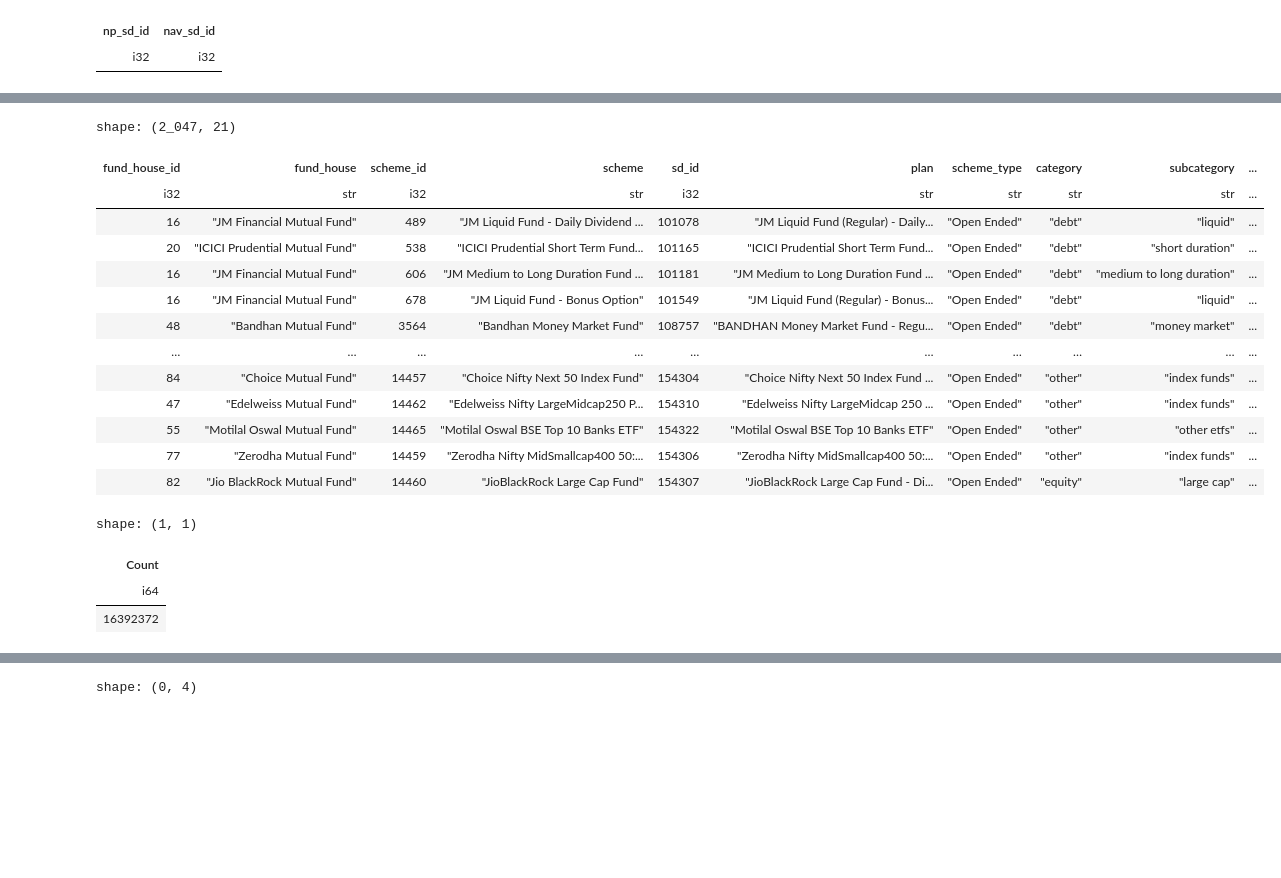
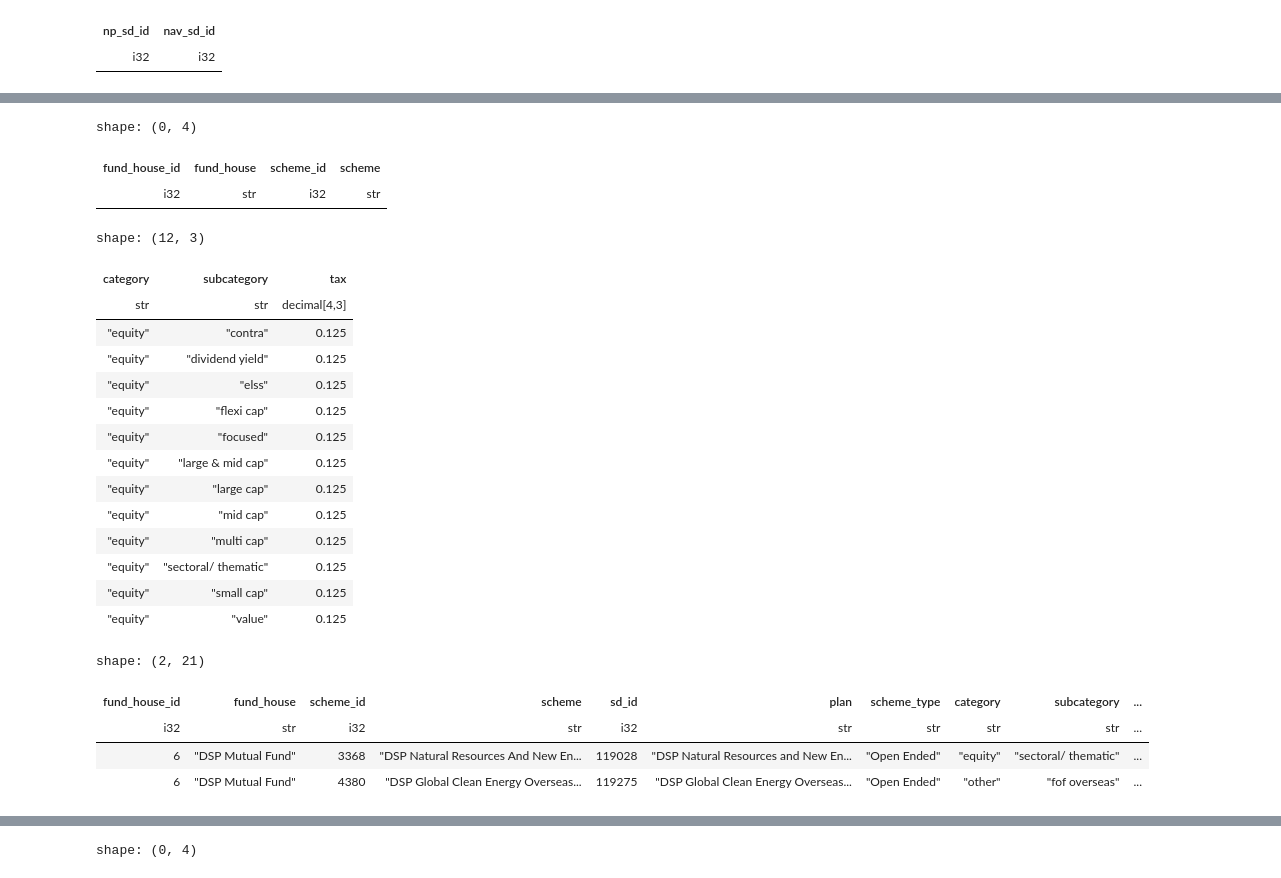
Before and after one commit to akashgurava/amfi, a Jupyter notebook: Start.ipynb, the cells around one changed output, grey strips where cells are left out. Saved outputs shown, nothing was run; the diff lists cells and outputs as text; code cells hidden in the pictures; blank space fills up the shorter version.

```diff
--- a/Start.ipynb
+++ b/Start.ipynb
@@ -257,62 +77,82 @@ shape: (1, 1)
+# %%
+# check if any schemes will be missed
+conn.execute(
+    """
+    WITH plans_active AS (
+        SELECT distinct fund_house_id, fund_house
+            , scheme_id, scheme
+        FROM plans_active_v
+        WHERE scheme_type <> 'Close Ended'
+    )
+    SELECT a.*
+    FROM plans_active a
+    LEFT JOIN plans p USING (scheme_id)
+    WHERE p.scheme_id IS NULL
+    """
+).pl()
+# %% [output]
+shape: (0, 4)
+| fund_house_id | fund_house | scheme_id | scheme |
+| i32 | str | i32 | str |
+# %%
+conn.execute(
+    """
+    SELECT *
+    FROM tax_cat
+    WHERE category = 'equity'
+    """
+).pl().show(100)
+# %% [output]
+shape: (12, 3)
+| category | subcategory | tax |
+| str | str | decimal[4,3] |
+| "equity" | "contra" | 0.125 |
+| "equity" | "dividend yield" | 0.125 |
+| "equity" | "elss" | 0.125 |
+| "equity" | "flexi cap" | 0.125 |
+| "equity" | "focused" | 0.125 |
+| "equity" | "large & mid cap" | 0.125 |
+| "equity" | "large cap" | 0.125 |
+| "equity" | "mid cap" | 0.125 |
+| "equity" | "multi cap" | 0.125 |
+| "equity" | "sectoral/ thematic" | 0.125 |
+| "equity" | "small cap" | 0.125 |
+| "equity" | "value" | 0.125 |
 # %%
 imp_sd_ids = (120323, 140347, 122639, 118955, 118950, 118989, 120716, 143341, 147622, 130503, 147623, 148815)
 imp_sd_ids = str(imp_sd_ids)
 inc_arb_ids = (102140,118410,120313,129197,130543,130493,131898,132989,147889,150822)
 inc_arb_ids = str(inc_arb_ids)
 
 
 conn.execute(
     """
     SELECT *
     FROM plans
     WHERE TRUE
-        -- AND plan ilike '%edelweiss%%'
+        AND plan ilike '%dsp%energy%'
         -- AND plan NOT ILIKE '%income%plus%'
         -- AND category = 'debt'
+        -- AND aum IS NULL
     ORDER BY start_date
     """
 ).pl()
 
 # 120323 - ICICI Value
 # 140347 - Edelweiss Equity Savings
 # 122639 - PPFAS Flexi
 # 118955 - HDFC Flexi
 # 118950 - HDFC Focused
 # 118989 - HDFC Mid
 # 120716 - UTI N50
 # 143341 - UTI NN50
 # 147622 - Mo Mid 150
 # 130503 - HDFC Small
 # 147623 - MoSmall 250
 # 148815 - ABSL Small 50
 # %% [output]
-shape: (2_047, 21)
+shape: (2, 21)
 | fund_house_id | fund_house | scheme_id | scheme | sd_id | plan | scheme_type | category | subcategory | ... |
 | i32 | str | i32 | str | i32 | str | str | str | str | ... |
-| 16 | "JM Financial Mutual Fund" | 489 | "JM Liquid Fund - Daily Dividend ... | 101078 | "JM Liquid Fund (Regular) - Daily... | "Open Ended" | "debt" | "liquid" | ... |
-| 20 | "ICICI Prudential Mutual Fund" | 538 | "ICICI Prudential Short Term Fund... | 101165 | "ICICI Prudential Short Term Fund... | "Open Ended" | "debt" | "short duration" | ... |
-| 16 | "JM Financial Mutual Fund" | 606 | "JM Medium to Long Duration Fund ... | 101181 | "JM Medium to Long Duration Fund ... | "Open Ended" | "debt" | "medium to long duration" | ... |
-| 16 | "JM Financial Mutual Fund" | 678 | "JM Liquid Fund - Bonus Option" | 101549 | "JM Liquid Fund (Regular) - Bonus... | "Open Ended" | "debt" | "liquid" | ... |
-| 48 | "Bandhan Mutual Fund" | 3564 | "Bandhan Money Market Fund" | 108757 | "BANDHAN Money Market Fund - Regu... | "Open Ended" | "debt" | "money market" | ... |
-| … | … | … | … | … | … | … | … | … | ... |
-| 84 | "Choice Mutual Fund" | 14457 | "Choice Nifty Next 50 Index Fund" | 154304 | "Choice Nifty Next 50 Index Fund ... | "Open Ended" | "other" | "index funds" | ... |
-| 47 | "Edelweiss Mutual Fund" | 14462 | "Edelweiss Nifty LargeMidcap250 P... | 154310 | "Edelweiss Nifty LargeMidcap 250 ... | "Open Ended" | "other" | "index funds" | ... |
-| 55 | "Motilal Oswal Mutual Fund" | 14465 | "Motilal Oswal BSE Top 10 Banks ETF" | 154322 | "Motilal Oswal BSE Top 10 Banks ETF" | "Open Ended" | "other" | "other etfs" | ... |
-| 77 | "Zerodha Mutual Fund" | 14459 | "Zerodha Nifty MidSmallcap400 50:... | 154306 | "Zerodha Nifty MidSmallcap400 50:... | "Open Ended" | "other" | "index funds" | ... |
-| 82 | "Jio BlackRock Mutual Fund" | 14460 | "JioBlackRock Large Cap Fund" | 154307 | "JioBlackRock Large Cap Fund - Di... | "Open Ended" | "equity" | "large cap" | ... |
+| 6 | "DSP Mutual Fund" | 3368 | "DSP Natural Resources And New En... | 119028 | "DSP Natural Resources and New En... | "Open Ended" | "equity" | "sectoral/ thematic" | ... |
+| 6 | "DSP Mutual Fund" | 4380 | "DSP Global Clean Energy Overseas... | 119275 | "DSP Global Clean Energy Overseas... | "Open Ended" | "other" | "fof overseas" | ... |
-# %%
-# Active Funds data
-conn.execute(
-    """
-    CREATE OR REPLACE TABLE nav_active AS
-    SELECT sd_id, date, nav
-    FROM nav_v
-    WHERE sd_id IN (SELECT sd_id FROM plans_active)
-        AND nav > 0
-    """
-).pl()
-# %% [output]
-shape: (1, 1)
-| Count |
-| i64 |
-| 16392372 |
```
Also changed, not shown: parts of 31 cells of this notebook, 25 other files.
